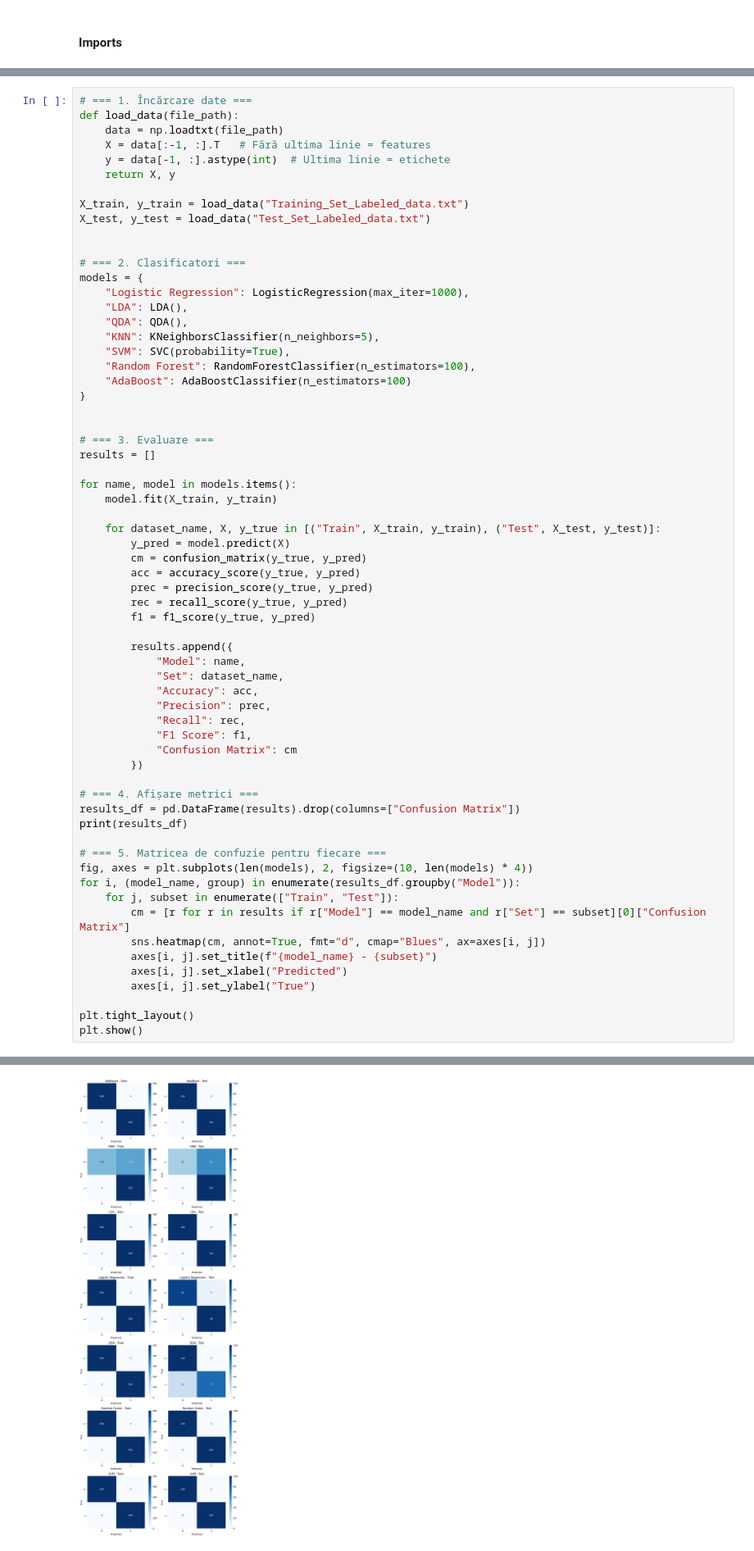
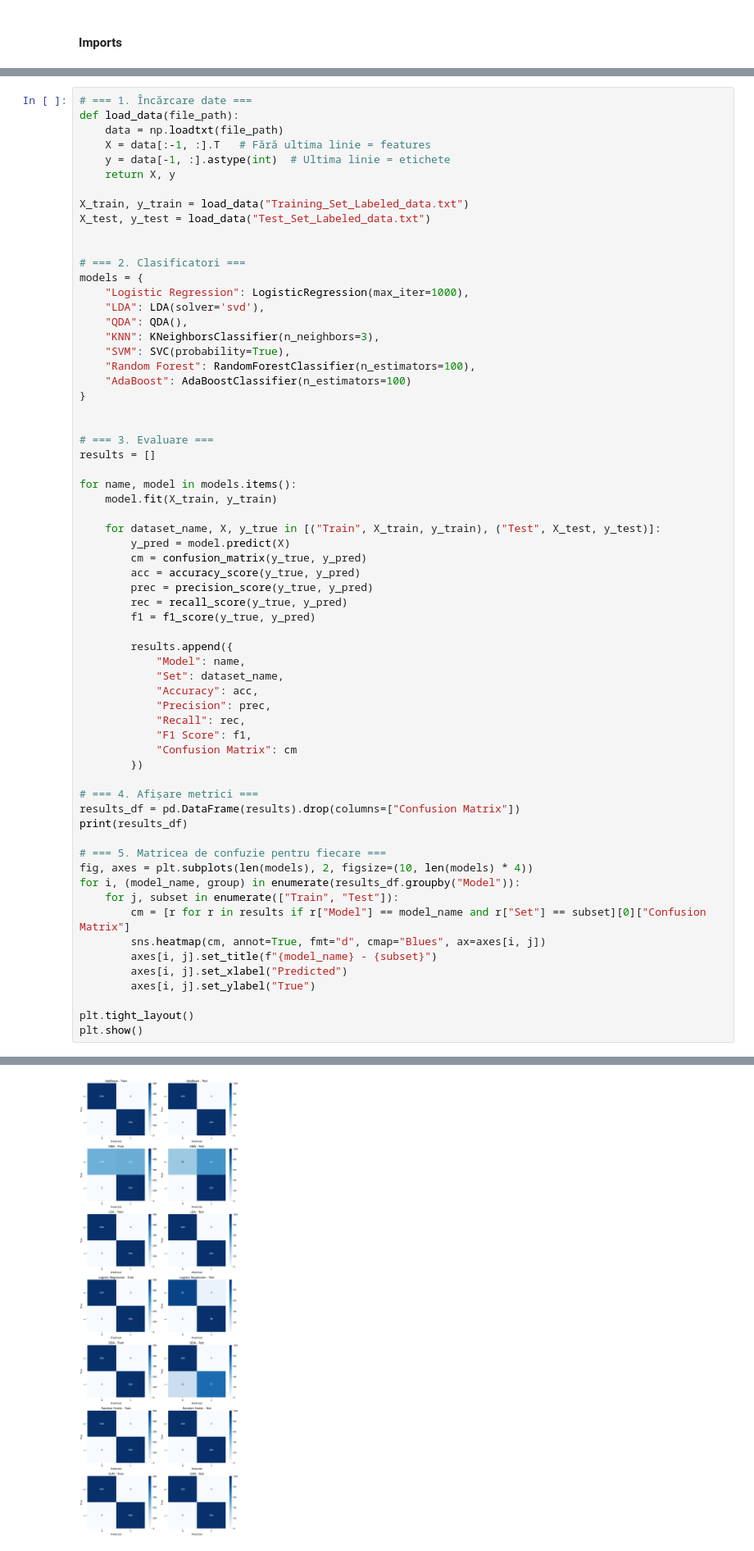
Before and after one commit to TudorMiron21/master, a Jupyter notebook: anul1/sem2/Statistical Learning/Proiect_SL/source.ipynb, the cells around one changed output, grey strips where cells are left out. Shown at 82% size. Drawn from its saved outputs; the diff is of its cells as text.

```diff
--- a/anul1/sem2/Statistical Learning/Proiect_SL/source.ipynb
+++ b/anul1/sem2/Statistical Learning/Proiect_SL/source.ipynb
@@ -29,9 +44,9 @@ X_test, y_test = load_data("Test_Set_Labeled_data.txt")
 # === 2. Clasificatori ===
 models = {
     "Logistic Regression": LogisticRegression(max_iter=1000),
-    "LDA": LDA(),
+    "LDA": LDA(solver='svd'),
     "QDA": QDA(),
-    "KNN": KNeighborsClassifier(n_neighbors=5),
+    "KNN": KNeighborsClassifier(n_neighbors=3),
     "SVM": SVC(probability=True),
     "Random Forest": RandomForestClassifier(n_estimators=100),
     "AdaBoost": AdaBoostClassifier(n_estimators=100)
@@ -91,9 +106,9 @@ plt.show()
 8                   SVM  Train     1.000   1.000000    1.00  1.000000
 9                   SVM   Test     1.000   1.000000    1.00  1.000000
 10        Random Forest  Train     1.000   1.000000    1.00  1.000000
 11        Random Forest   Test     1.000   1.000000    1.00  1.000000
 12             AdaBoost  Train     1.000   1.000000    1.00  1.000000
 13             AdaBoost   Test     1.000   1.000000    1.00  1.000000
-[figure, old version]
+[figure, new version]
 # %% [markdown]
 ### INVATAREA SUPERVIZATA: CLASIFICARE(N=2 PCA)
```
Also changed, not shown: parts of 9 cells of this notebook, 35 other files.
